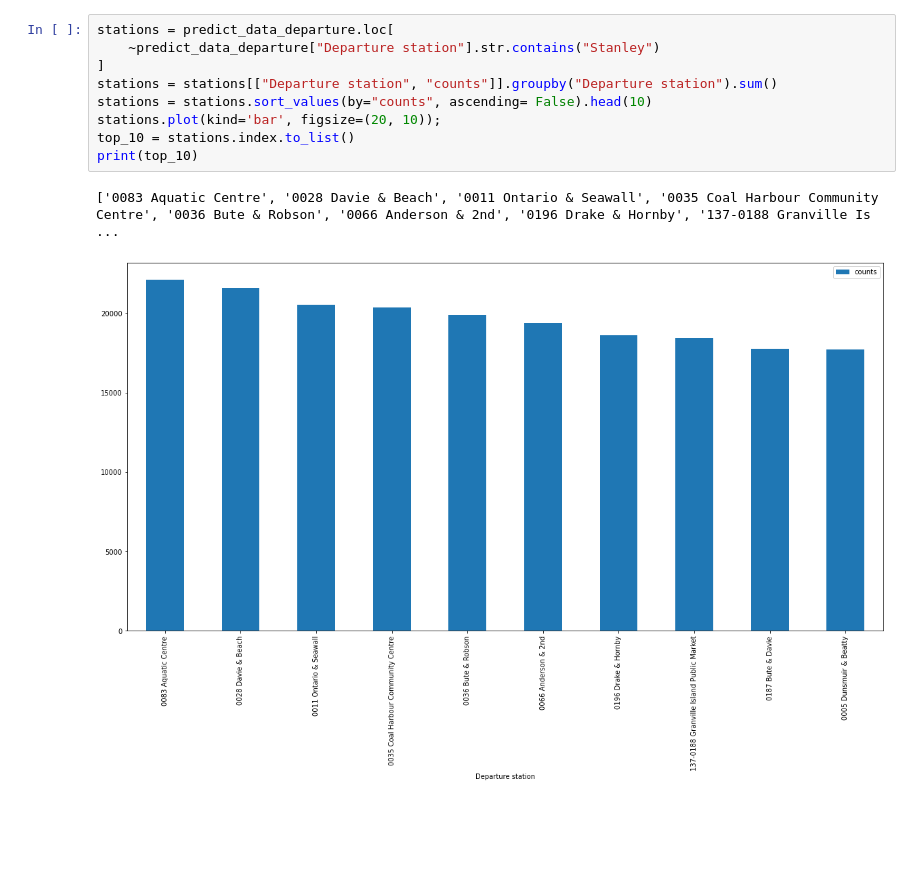
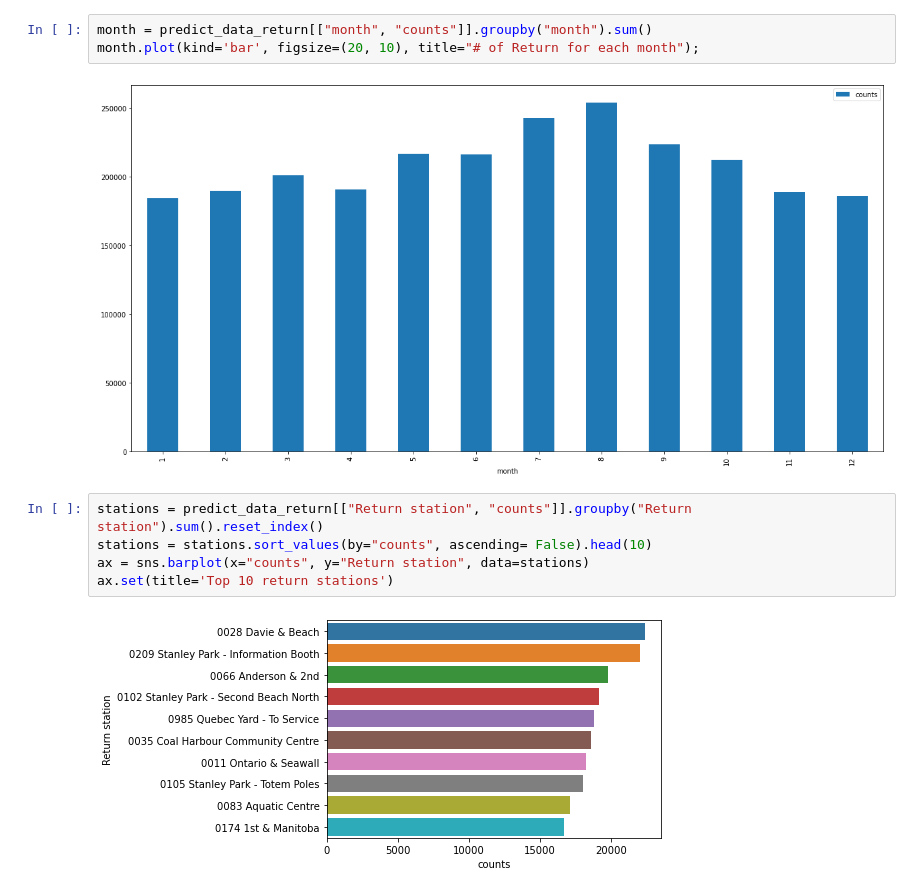
Before and after one commit to jefwang9/733_Final_Project, a Jupyter notebook: src/model.ipynb, the cells around one changed output. Drawn from its saved outputs; the diff is of its cells as text; blank space fills up the shorter version.

```diff
--- a/src/model.ipynb
+++ b/src/model.ipynb
@@ -94,12 +145,12 @@ stations.sort_values(by="counts", ascending= False).head(10).plot(kind='bar', fi
+# %%
+month = predict_data_return[["month", "counts"]].groupby("month").sum()
+month.plot(kind='bar', figsize=(20, 10), title="# of Return for each month");
+# %% [output]
+[figure, added]
 # %%
-stations = predict_data_departure.loc[
-    ~predict_data_departure["Departure station"].str.contains("Stanley")
-]
-stations = stations[["Departure station", "counts"]].groupby("Departure station").sum()
+stations = predict_data_return[["Return station", "counts"]].groupby("Return station").sum().reset_index()
 stations = stations.sort_values(by="counts", ascending= False).head(10)
-stations.plot(kind='bar', figsize=(20, 10));
-top_10 = stations.index.to_list()
-print(top_10)
+ax = sns.barplot(x="counts", y="Return station", data=stations)
+ax.set(title='Top 10 return stations')
 # %% [output]
-['0083 Aquatic Centre', '0028 Davie & Beach', '0011 Ontario & Seawall', '0035 Coal Harbour Community Centre', '0036 Bute & Robson', '0066 Anderson & 2nd', '0196 Drake & Hornby', '137-0188 Granville Is ...
-[figure, old version]
+[figure, new version]
```
Also changed, not shown: parts of 14 cells of this notebook.
